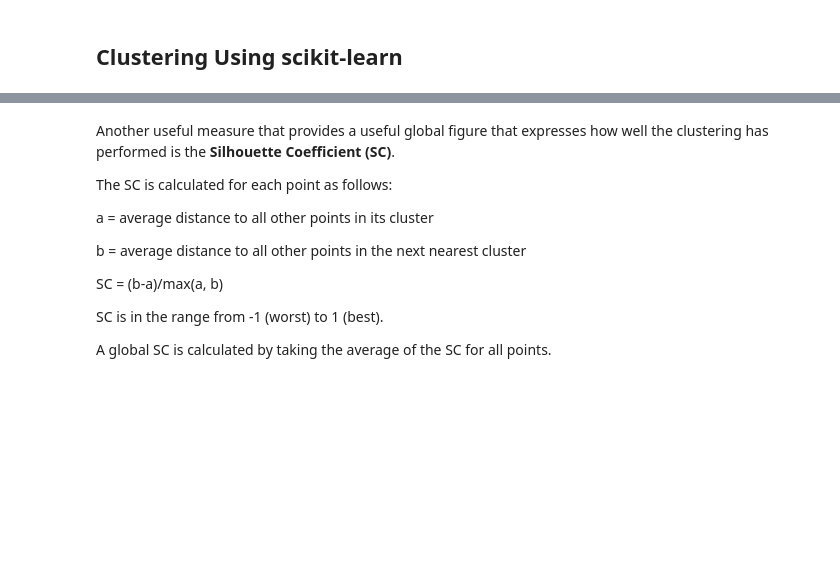
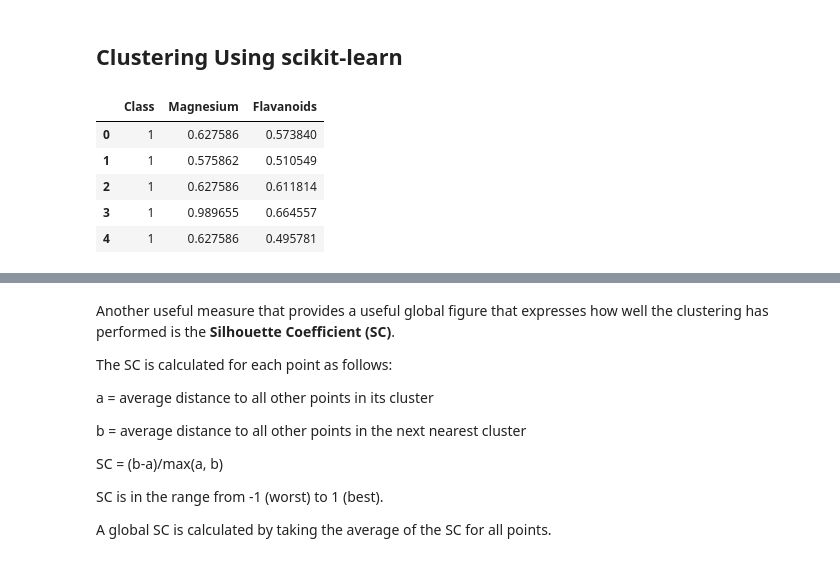
Before and after one commit to EROADdataAnalysis/EROAD, a Jupyter notebook: Lecture 8- Feature Selection, Clustering with k-Means.ipynb, the cells around one changed output, grey strips where cells are left out. Drawn from its saved outputs; the diff is of its cells as text; code cells hidden in the pictures; blank space fills up the shorter version.

```diff
--- a/Lecture 8- Feature Selection, Clustering with k-Means.ipynb
+++ b/Lecture 8- Feature Selection, Clustering with k-Means.ipynb
@@ -632,3 +656,12 @@ from sklearn.cluster import KMeans
 from sklearn import preprocessing
 # %%
 km = KMeans(n_clusters=3, init='random')
+# %%
+df.head()
+# %% [output]
+|  | Class | Magnesium | Flavanoids |
+| 0 | 1 | 0.627586 | 0.573840 |
+| 1 | 1 | 0.575862 | 0.510549 |
+| 2 | 1 | 0.627586 | 0.611814 |
+| 3 | 1 | 0.989655 | 0.664557 |
+| 4 | 1 | 0.627586 | 0.495781 |
```
Also changed, not shown: parts of 15 cells of this notebook.
